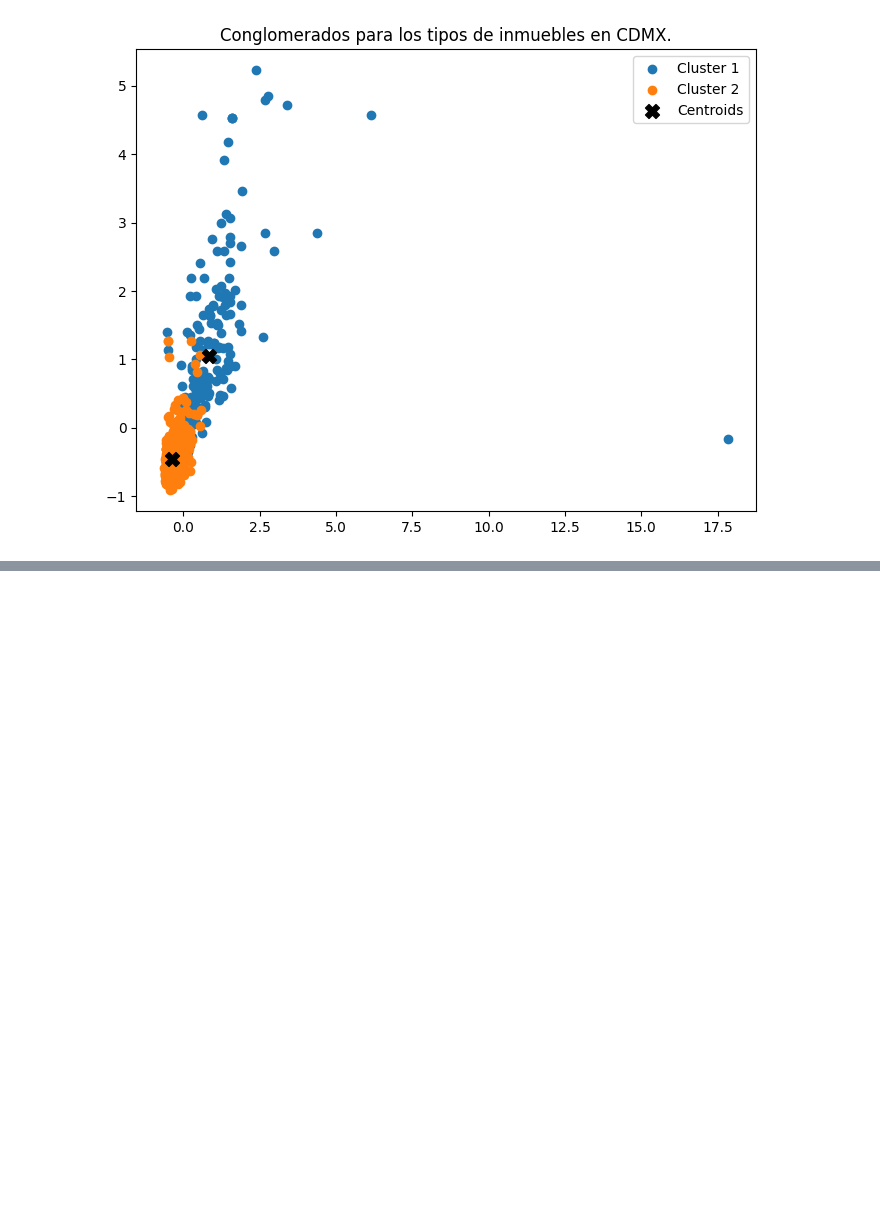
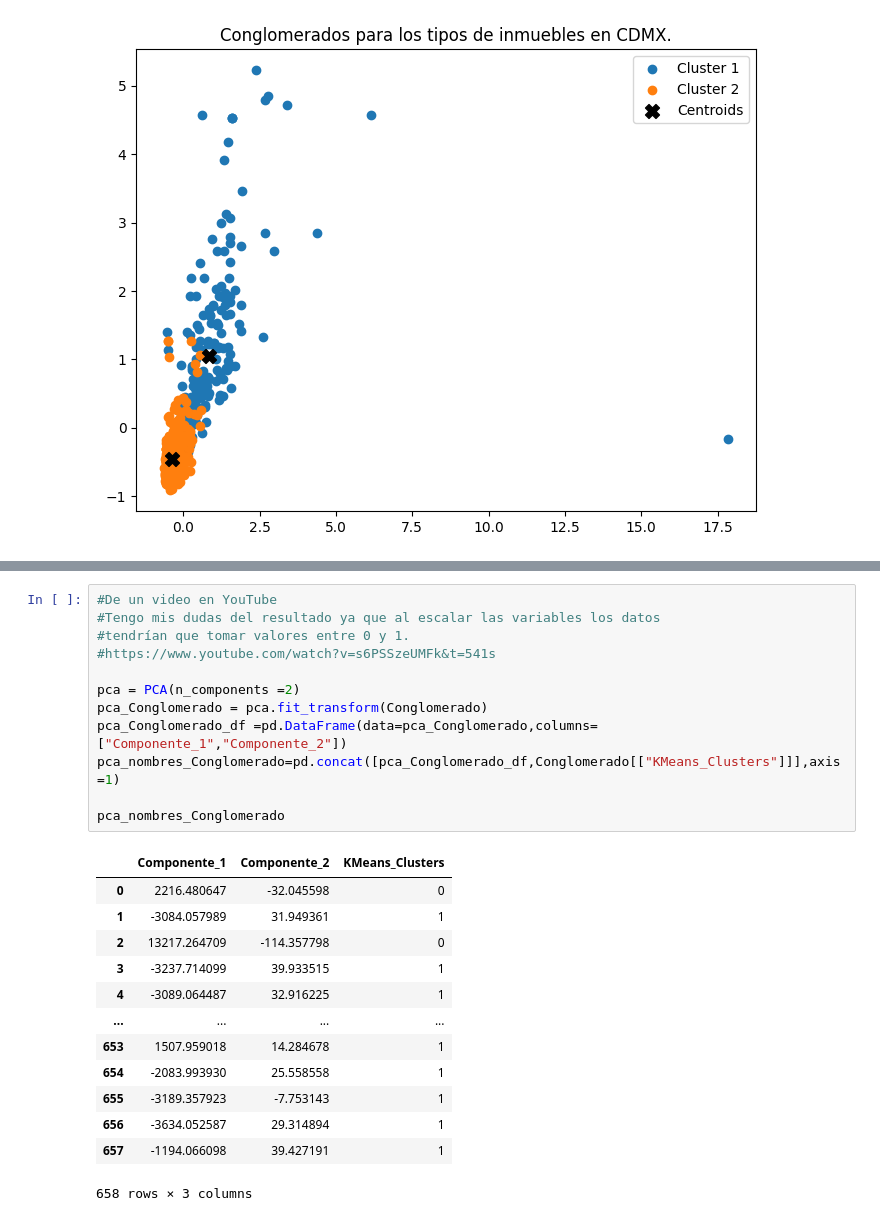
Before and after one commit to AlbertoMuro/EntregableE1_1, a Jupyter notebook: RetoPt1.ipynb, the cells around one changed output, grey strips where cells are left out. Cells and saved outputs as stored; diff of their text form; blank space fills up the shorter version.

```diff
--- a/RetoPt1.ipynb
+++ b/RetoPt1.ipynb
@@ -287,0 +300,26 @@ plt.show()
+# %%
+#De un video en YouTube
+#Tengo mis dudas del resultado ya que al escalar las variables los datos
+#tendrían que tomar valores entre 0 y 1.
+#https://www.youtube.com/watch?v=s6PSSzeUMFk&t=541s
+
+pca = PCA(n_components =2)
+pca_Conglomerado = pca.fit_transform(Conglomerado)
+pca_Conglomerado_df =pd.DataFrame(data=pca_Conglomerado,columns=["Componente_1","Componente_2"])
+pca_nombres_Conglomerado=pd.concat([pca_Conglomerado_df,Conglomerado[["KMeans_Clusters"]]],axis=1)
+
+pca_nombres_Conglomerado
+# %% [output]
+|  | Componente_1 | Componente_2 | KMeans_Clusters |
+| 0 | 2216.480647 | -32.045598 | 0 |
+| 1 | -3084.057989 | 31.949361 | 1 |
+| 2 | 13217.264709 | -114.357798 | 0 |
+| 3 | -3237.714099 | 39.933515 | 1 |
+| 4 | -3089.064487 | 32.916225 | 1 |
+| ... | ... | ... | ... |
+| 653 | 1507.959018 | 14.284678 | 1 |
+| 654 | -2083.993930 | 25.558558 | 1 |
+| 655 | -3189.357923 | -7.753143 | 1 |
+| 656 | -3634.052587 | 29.314894 | 1 |
+| 657 | -1194.066098 | 39.427191 | 1 |
+658 rows × 3 columns
```
Also changed, not shown: parts of 5 cells of this notebook, 1 other file.
